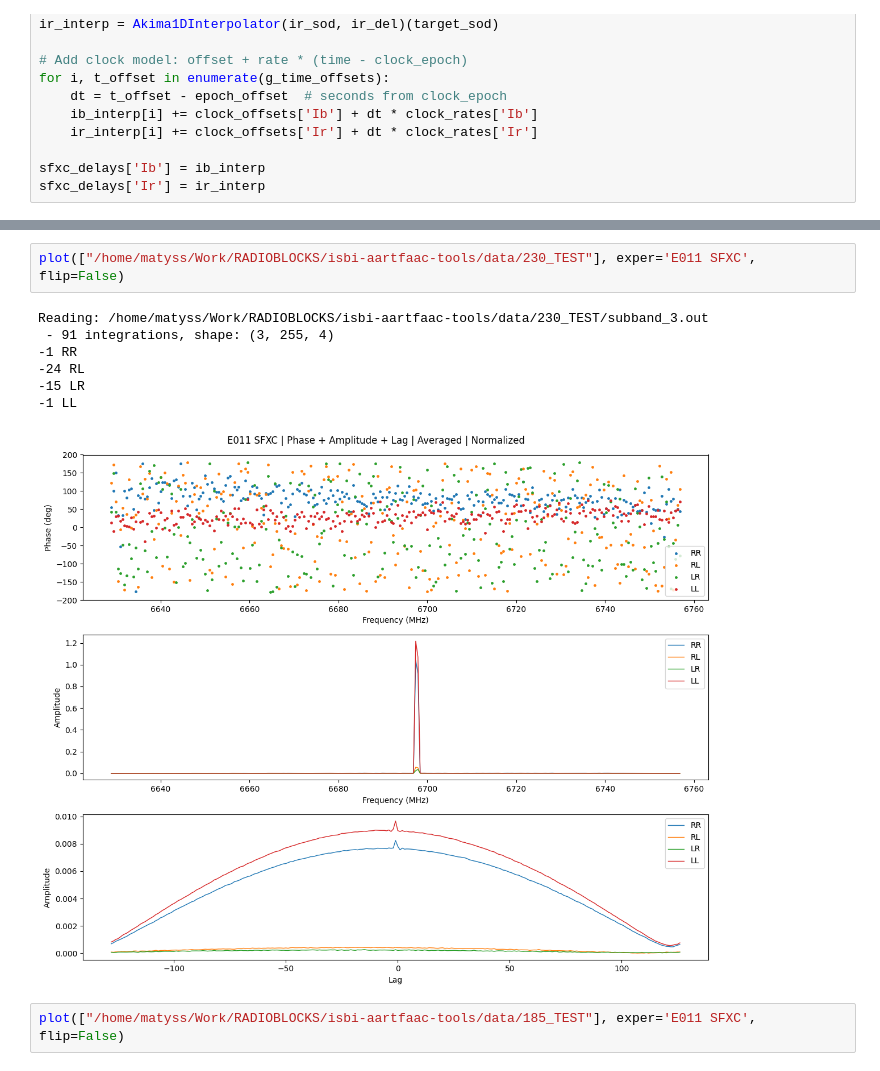
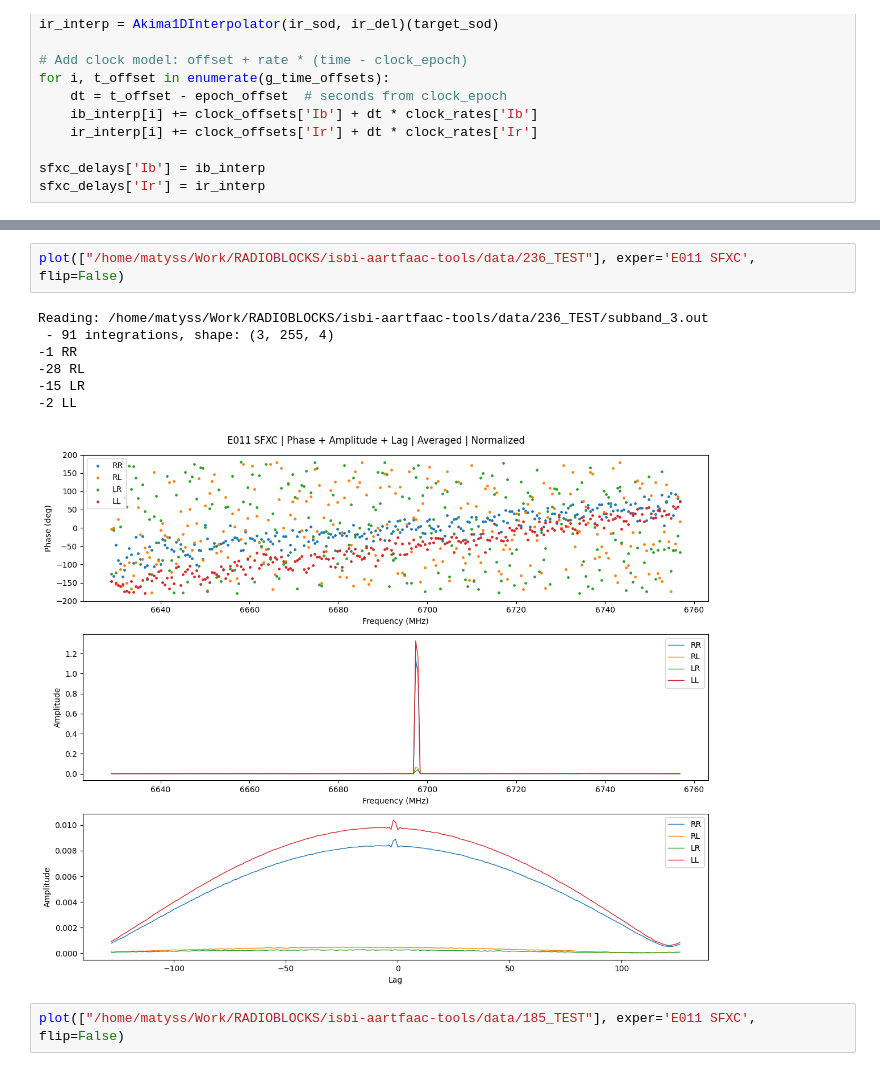
Before and after one commit to matyssxdxd/isbi-aartfaac-tools, a Jupyter notebook: delay_test.ipynb, the cells around one changed output, grey strips where cells are left out. Saved outputs shown, nothing was run; the diff lists cells and outputs as text.

```diff
--- a/delay_test.ipynb
+++ b/delay_test.ipynb
@@ -191,15 +191,15 @@ print(channel_mapping)
 [6636850000.0, 6652850000.0, 6668850000.0, 6684850000.0, 6700860000.0, 6716860000.0, 6732860000.0, 6748860000.0]
 [8, 12, 0, 4, 9, 13, 1, 5, 10, 14, 2, 6, 11, 15, 3, 7]
 # %%
-plot(["/home/matyss/Work/RADIOBLOCKS/isbi-aartfaac-tools/data/230_TEST"], exper='E011 SFXC', flip=False)
+plot(["/home/matyss/Work/RADIOBLOCKS/isbi-aartfaac-tools/data/236_TEST"], exper='E011 SFXC', flip=False)
 # %% [output]
-Reading: /home/matyss/Work/RADIOBLOCKS/isbi-aartfaac-tools/data/230_TEST/subband_3.out
+Reading: /home/matyss/Work/RADIOBLOCKS/isbi-aartfaac-tools/data/236_TEST/subband_3.out
  - 91 integrations, shape: (3, 255, 4)
 -1 RR
--24 RL
+-28 RL
 -15 LR
--1 LL
+-2 LL
-[figure, old version]
+[figure, new version]
 # %%
 plot(["/home/matyss/Work/RADIOBLOCKS/isbi-aartfaac-tools/data/185_TEST"], exper='E011 SFXC', flip=False)
 # %% [output]
```
Also changed, not shown: parts of 3 cells of this notebook, 5 other files.
